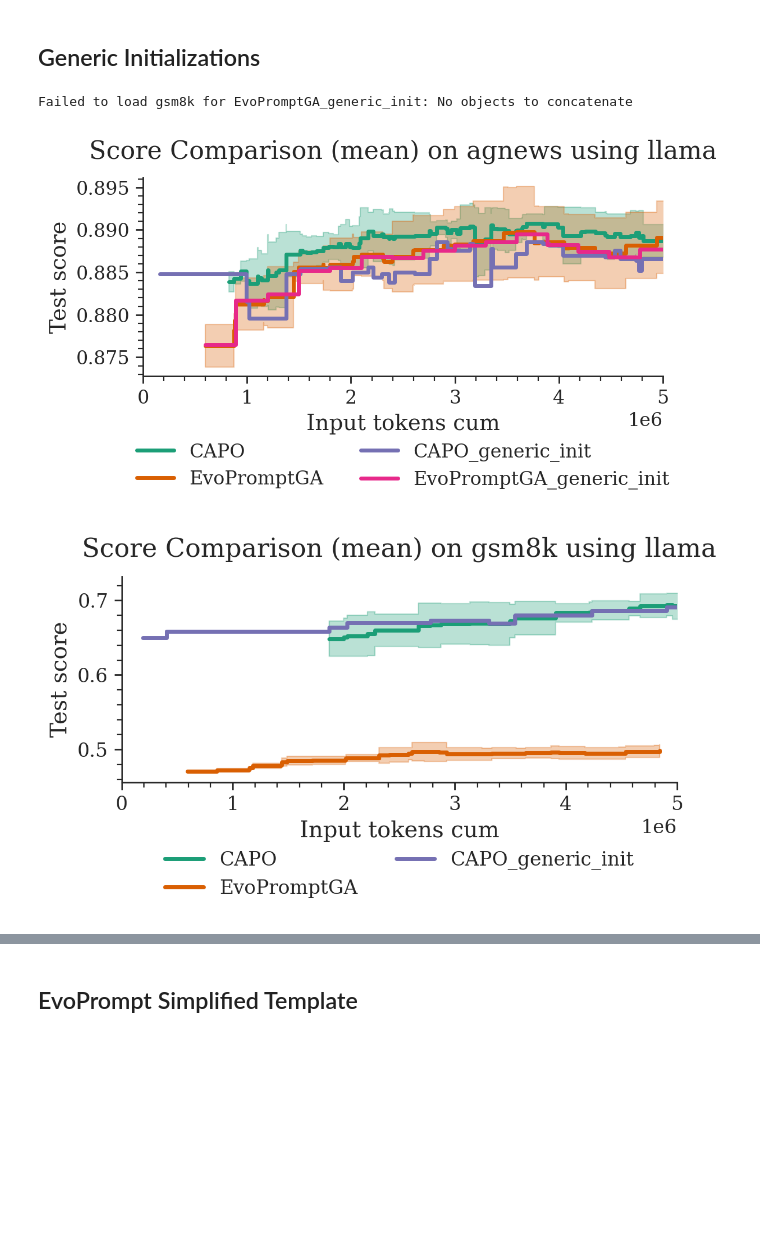
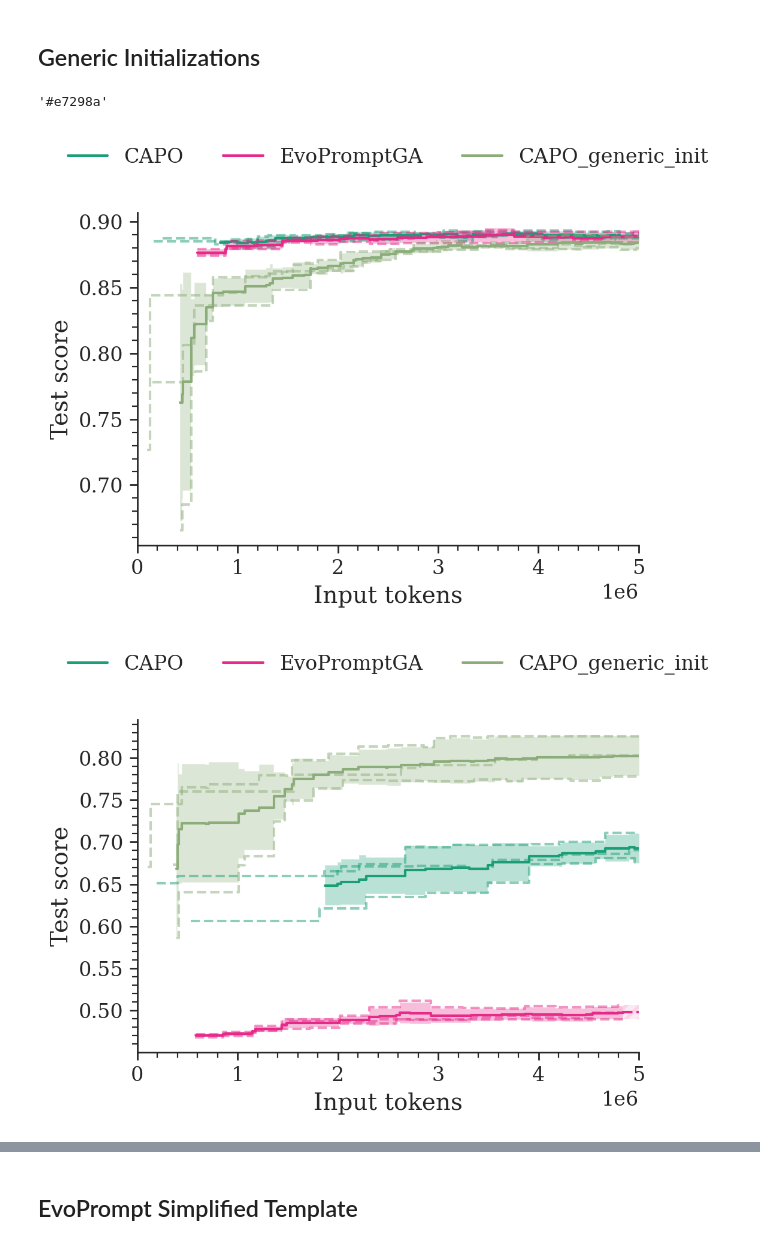
Before and after one commit to finitearth/capo, a Jupyter notebook: notebooks/paper_visualization/ablation_visualization.ipynb, the cells around one changed output, grey strips where cells are left out. Saved outputs shown, nothing was run; the diff lists cells and outputs as text; code cells hidden in the pictures; blank space fills up the shorter version.

Commit message:
ablation visualization

```diff
--- a/notebooks/paper_visualization/ablation_visualization.ipynb
+++ b/notebooks/paper_visualization/ablation_visualization.ipynb
@@ -119,14 +120,23 @@ for dataset in DATASETS:
+# %%
+sns.color_palette("Dark2").as_hex()[3]
+# %% [output]
+'#e7298a'
+# %%
+# CAPO      # EVO  # CAPO_MUT     # EVO_MUT
+colors = ["#1b9e77", "#e7298a", "#8bad79", "#c179ce"]
+# colors = [(27, 158, 119), (231, 41, 138), (139, 173, 121), (193, 121, 206)]
 # %%
 for dataset in DATASETS:
     plot_population_scores_comparison(
         dataset,
         "llama",
-        ["CAPO", "EvoPromptGA", "CAPO_generic_init", "EvoPromptGA_generic_init"],
-        path_prefix="../..",
+        ["CAPO", "EvoPromptGA", "CAPO_generic_init"],  # "EvoPromptGA_generic_init"],
+        path_prefix="../../",
         plot_stddev=True,
+        plot_seeds=True,
         x_col="input_tokens_cum",
+        colors=colors,
     )
 # %% [output]
-Failed to load gsm8k for EvoPromptGA_generic_init: No objects to concatenate
-[figure, old version]
+[figure, new version]
-[figure, old version]
+[figure, new version]
```
Also changed, not shown: parts of 12 cells of this notebook, 2 other files.
